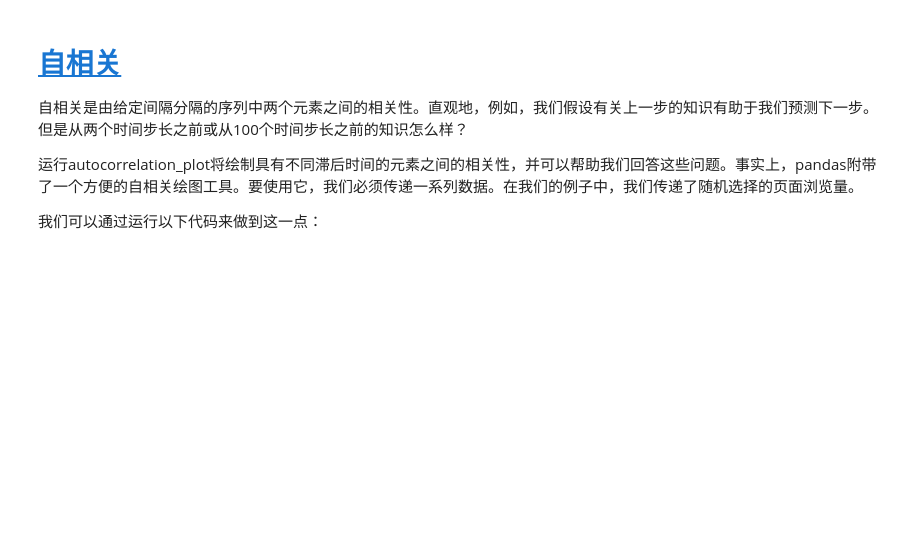
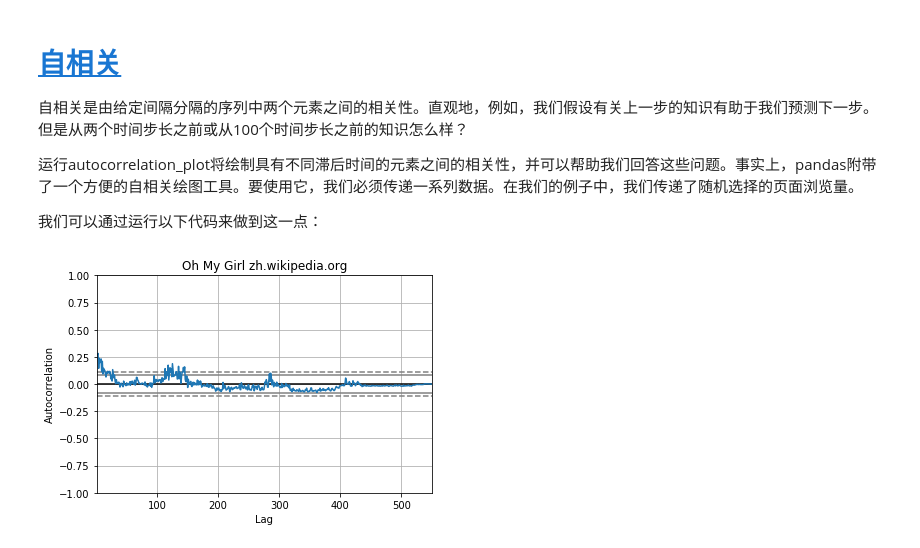
Before and after one commit to Knowledge-Precipitation-Tribe/Time-series-analysis, a Jupyter notebook: references/理解时间序列.ipynb, the cells around one changed output. Saved outputs shown, nothing was run; the diff lists cells and outputs as text; code cells hidden in the pictures; blank space fills up the shorter version.

```diff
--- a/references/理解时间序列.ipynb
+++ b/references/理解时间序列.ipynb
@@ -324,3 +324,11 @@ plt.show()
 运行autocorrelation_plot将绘制具有不同滞后时间的元素之间的相关性，并可以帮助我们回答这些问题。事实上，pandas附带了一个方便的自相关绘图工具。要使用它，我们必须传递一系列数据。在我们的例子中，我们传递了随机选择的页面浏览量。
 
 我们可以通过运行以下代码来做到这一点：
+# %%
+from pandas.plotting import autocorrelation_plot
+
+autocorrelation_plot(data.iloc[110])
+plt.title(' '.join(train.loc[110,['Subject', 'Sub_Page']]))
+plt.show()
+# %% [output]
+[figure, added]
```
Also changed, not shown: parts of 7 cells of this notebook, 1 other file.
